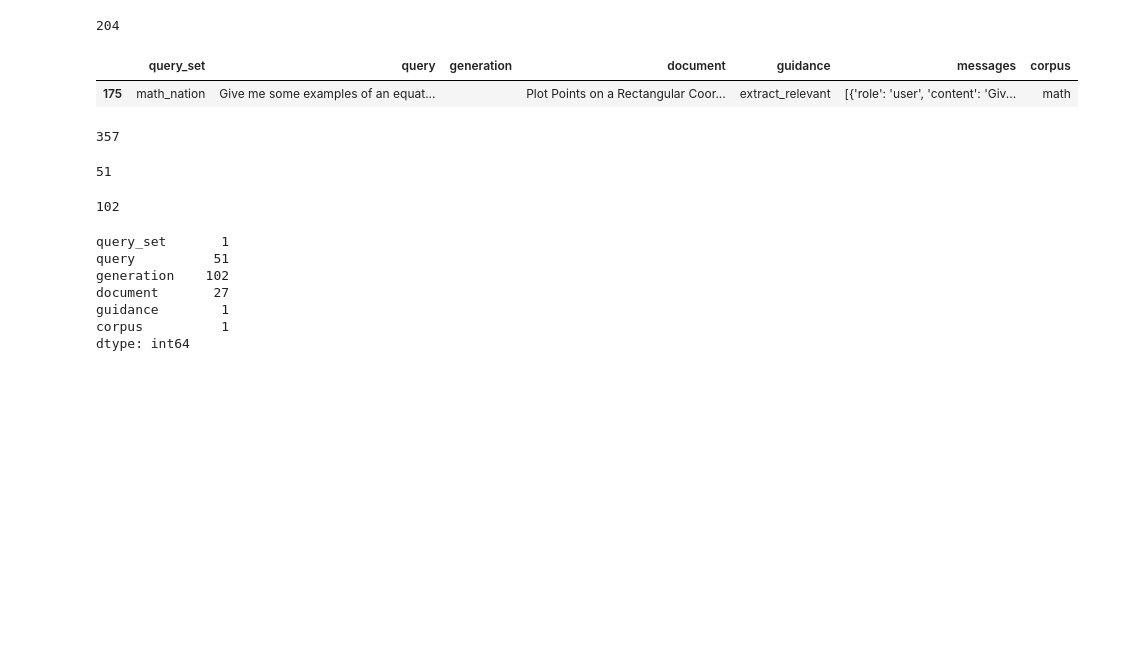
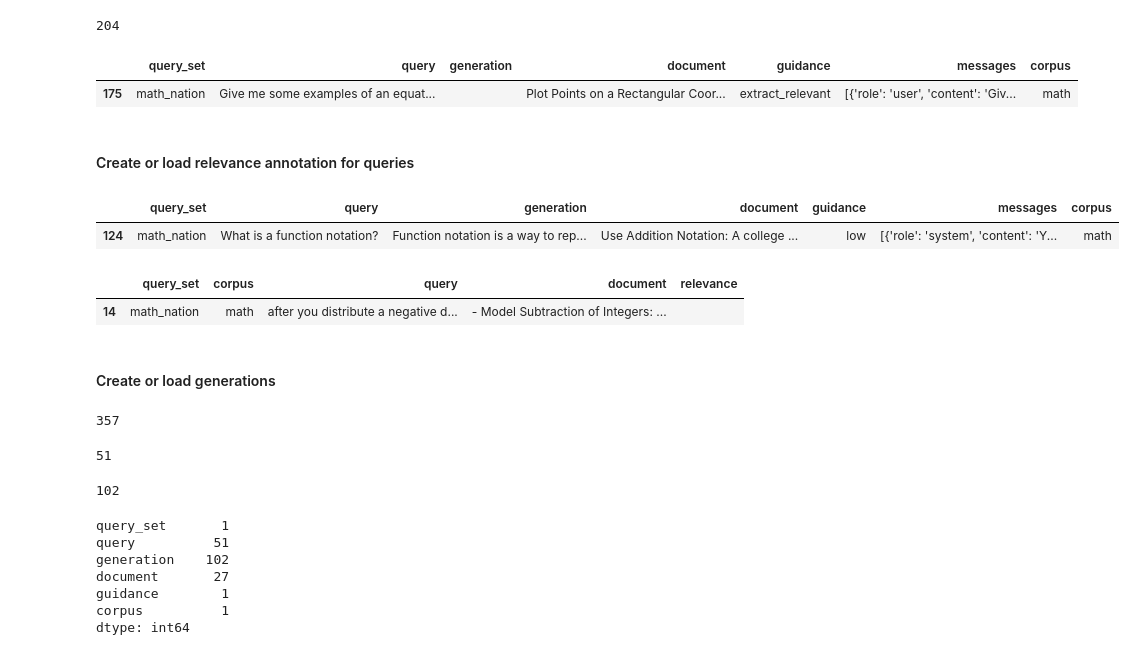
Before and after one commit to DigitalHarborFoundation/rag-for-math-qa, a Jupyter notebook: notebooks/SurveyDataAnalysis.ipynb, the cells around one changed output. Drawn from its saved outputs; the diff is of its cells as text; code cells hidden in the pictures; blank space fills up the shorter version.

Commit message:
Explore larger sample of mathnation data

```diff
--- a/notebooks/SurveyDataAnalysis.ipynb
+++ b/notebooks/SurveyDataAnalysis.ipynb
@@ -632,3 +632,37 @@ assert math_df.document.isna().sum() == 0
+# %% [markdown]
+#### Create or load relevance annotation for queries
+# %%
+query_df = math_df[(math_df.query_set == "math_nation") & (math_df.corpus == "math") & (math_df.guidance == "low")]
+assert query_df["query"].nunique() == len(query_df)
+query_df.sample(n=1)
+# %% [output]
+|  | query_set | query | generation | document | guidance | messages | corpus |
+| 124 | math_nation | What is a function notation? | Function notation is a way to rep... | Use Addition Notation: A college ... | low | [{'role': 'system', 'content': 'Y... | math |
+# %%
+relevance_data_dir = data_dir / "derived" / "relevance"
+relevance_data_dir.mkdir(exist_ok=True)
+mn_relevance_filepath_1 = relevance_data_dir / "mn_set1_relevance.csv"
+mn_relevance_filepath_1_filled = relevance_data_dir / "mn_set1_relevance_filled.csv"
+if mn_relevance_filepath_1_filled.exists():
+    # existing annotations exist
+    # TODO load them
+    pass
+else:
+    query_df = query_df[["query_set", "corpus", "query", "document"]].reset_index(drop=True).sample(frac=1)
+    query_df["relevance"] = ""
+
+    def make_document_more_readable(doc):
+        passages = doc.split("\n")
+        return " - " + "\n - ".join(passages)
+
+    query_df["document"] = query_df["document"].map(make_document_more_readable)
+    query_df.to_csv(mn_relevance_filepath_1, index=False)
+query_df.sample(n=1)
+# %% [output]
+|  | query_set | corpus | query | document | relevance |
+| 14 | math_nation | math | after you distribute a negative d... | - Model Subtraction of Integers: ... |  |
+# %% [markdown]
+#### Create or load generations
 # %%
 corpus = experiment.generate.GenerationCorpus(data_dir / "derived", "math_corpus_test")
 metadata_list = [row.to_dict() for _, row in math_df.iterrows()]
```
Also changed, not shown: parts of 2 cells of this notebook, 1 other file.
